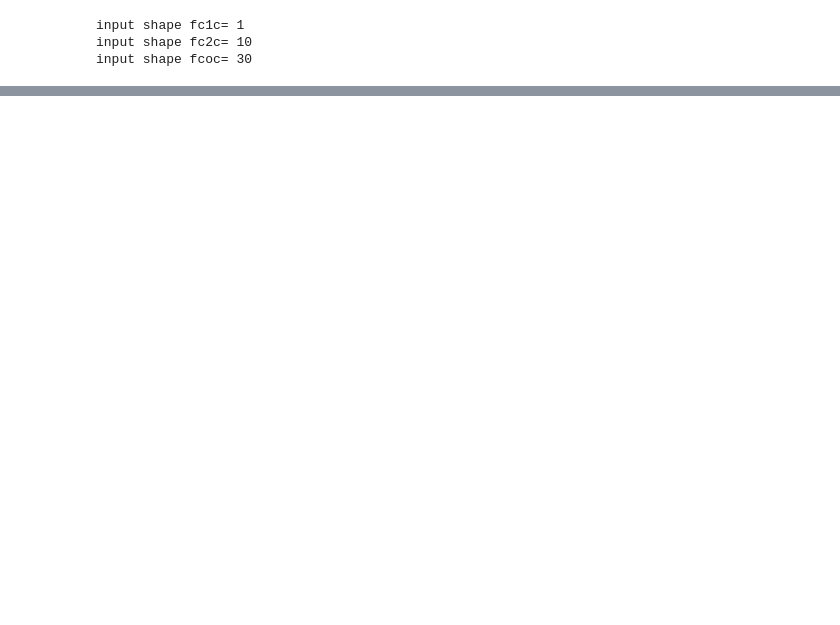
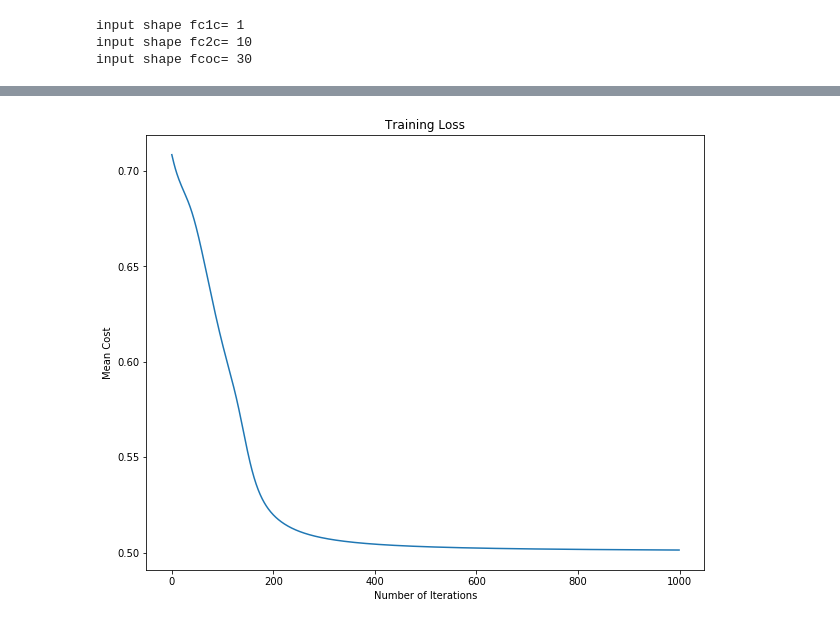
Before and after one commit to jefffang19/MachineLearningHomeWork, a Jupyter notebook: B053040017_HW4.ipynb, the cells around one changed output, grey strips where cells are left out. Cells and saved outputs as stored; diff of their text form; code cells hidden in the pictures; blank space fills up the shorter version.

```diff
--- a/B053040017_HW4.ipynb
+++ b/B053040017_HW4.ipynb
@@ -318,0 +341,15 @@ red
+# %%
+X_input = tf.placeholder(tf.float32, [None, n_input_dim], name='input')
+y = tf.placeholder(tf.float32, [None, n_output], name='y')
+# %%
+initializer = tf.contrib.layers.xavier_initializer()
+hidden1 = fully_connected(X_input, n_hidden, activation_fn=tf.nn.elu,
+                         weights_initializer=initializer)
+logits = fully_connected(hidden1, n_output, activation_fn=tf.nn.sigmoid,
+                        weights_initializer=initializer)
+# %%
+loss = tf.nn.sigmoid_cross_entropy_with_logits(labels=y, logits=logits)
+cost = tf.reduce_mean(loss)
+learning_rate = 0.01
+optimizer = tf.train.AdamOptimizer(learning_rate)
+train_op = optimizer.minimize(cost)
@@ -318,0 +360,75 @@ red
+# %%
+# Reshape labels to match placeholder
+Y_train = Y_train.reshape(-1, 1)
+
+# Define feed dicts
+train_feed = {X_input: X_train,
+              y: Y_train}
+test_feed = {X_input: X_test}
+
+# Initialize list to store cost results
+iter_cost = []
+iters = 1000
+
+# Initialize global variables
+init = tf.global_variables_initializer()
+# Start session and run loop
+with tf.Session() as sess:
+    sess.run(init)
+
+    # Run training loop
+    for i in range(iters):
+        _, cost_ = sess.run([train_op, cost],
+                       feed_dict=train_feed)
+
+        # Append the cost
+        iter_cost.append(cost_)
+
+    # Plot training loss
+    plt.figure(figsize=(10,8))
+    plt.plot(iter_cost)
+    plt.title("Training Loss")
+    plt.xlabel("Number of Iterations")
+    plt.ylabel("Mean Cost")
+    plt.show()
+
+    # Make prediction
+    y_prob = sess.run([logits],
+                    feed_dict=test_feed)[0]
+
+    # Replace probabilities with lables for comparison
+    y_hat = np.where(y_prob<0.5,0,1)
+    # Get prediction accuracy
+    acc = np.sum(Y_test.reshape(-1,1)==y_hat) / len(Y_test)
+    print("Test Accuracy %.2f" %acc)
+
+    # Plot the decision boundary
+    # Determine grid range in x and y directions
+    x_min, x_max = X[:, 0].min()-0.1, X[:, 0].max()+0.1
+    y_min, y_max = X[:, 1].min()-0.1, X[:, 1].max()+0.1
+
+    # Set grid spacing parameter
+    spacing = min(x_max - x_min, y_max - y_min) / 100
+
+    # Create grid
+    XX, YY = np.meshgrid(np.arange(x_min, x_max, spacing),
+                   np.arange(y_min, y_max, spacing))
+
+    # Concatenate data to match input
+    data = np.hstack((XX.ravel().reshape(-1,1),
+                      YY.ravel().reshape(-1,1)))
+
+    # Pass data to predict method
+    db_prob = sess.run([logits],
+                      feed_dict={X_input: data})[0]
+    clf = np.where(db_prob<0.5,0,1)
+
+    Z = clf.reshape(XX.shape)
+
+    plt.figure(figsize=(10,8))
+    plt.contourf(XX, YY, Z, cmap=plt.cm.Spectral, alpha=0.8)
+    plt.scatter(X[:,0], X[:,1], c=Y,
+                cmap=plt.cm.Spectral)
+    plt.show()
+# %% [output]
+[figure, added]
```
Also changed, not shown: parts of 14 cells of this notebook, 1 other file.
